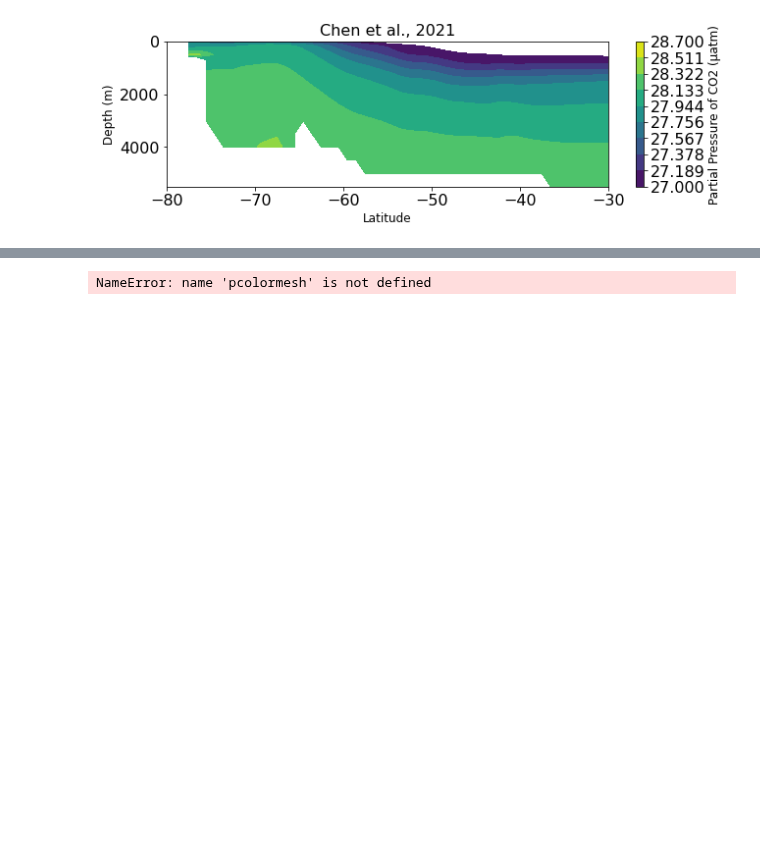
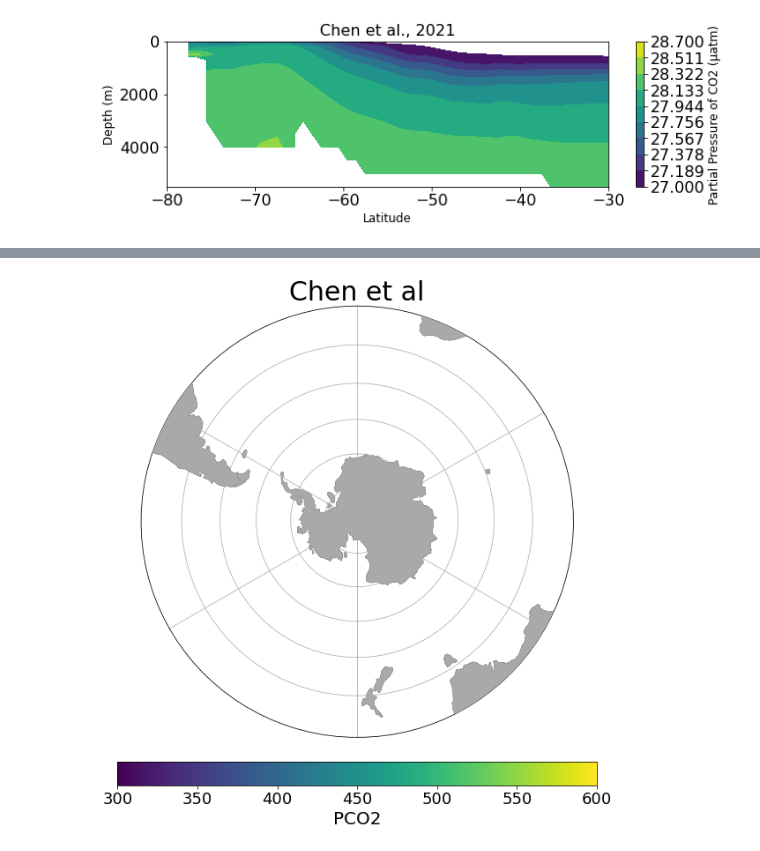
Before and after one commit to gmacgilchrist/seniorthesis, a Jupyter notebook: notebooks/alex_PCo2.ipynb, the cells around one changed output, grey strips where cells are left out. Saved outputs shown, nothing was run; the diff lists cells and outputs as text; code cells hidden in the pictures; blank space fills up the shorter version.

```diff
--- a/notebooks/alex_PCo2.ipynb
+++ b/notebooks/alex_PCo2.ipynb
@@ -128,5 +239,48 @@ Text(53.625, 0.5, 'Depth (m)')
 # %%
-help(pcolormesh)
+fig, ax = plt.subplots(nrows = 1, ncols=1, figsize=[10,10], subplot_kw={'projection':ccrs.SouthPolarStereo()})
+crs_plot = ccrs.SouthPolarStereo()
+crs_source = ccrs.PlateCarree()
+
+ax.add_feature(cfeature.LAND,zorder=10,facecolor='darkgray')
+ax.set_extent([-180, 180, -90, -30], crs_source)
+# Compute a circle in axes coordinates, which we can use as a boundary
+# for the map. We can pan/zoom as much as we like - the boundary will be
+# permanently circular.
+
+theta = np.linspace(0, 2*np.pi, 100)
+center, radius = [0.5, 0.5], 0.5
+verts = np.vstack([np.sin(theta), np.cos(theta)]).T
+circle = mpath.Path(verts * radius + center)
+ax.set_boundary(circle, transform=ax.transAxes)
+
+ax.gridlines()
+ax.coastlines()
+
+title= 'Chen et al'
+ax.set_title(title,fontsize=30,pad = 1)
+
+lat = obs_fgco2.lat
+
+lon = obs_fgco2.lon
+
+X = lon
+Y = lat
+
+#     conversion = 3.1536e7 * 83.3
+    # 3.1536e7 seconds per year
+    # 83.3 mol C per kg -- 12 gC/mol
+
+Z = np.swapaxes(PCO2.sel(lev = 800),0,1)
+# *conversion
+
+
+
+im = ax.pcolormesh(Z,cmap='viridis', transform = crs_source, shading = 'auto', vmin = 300, vmax = 600)
+# im3 = ax.contour(X,Y,Z, transform = crs_source, levels=[0],colors='k', linewidths = 2)
+cbar_label = 'PCO2'
+cbar = plt.colorbar(im,ax = ax, orientation='horizontal',fraction = 0.05, pad=0.05)
+cbar.set_label(cbar_label, fontsize = 20)
+cbar.ax.tick_params(labelsize=18)
 # %% [output]
-NameError: name 'pcolormesh' is not defined
+[figure, added]
 # %%
```
Also changed, not shown: parts of 14 cells of this notebook.
